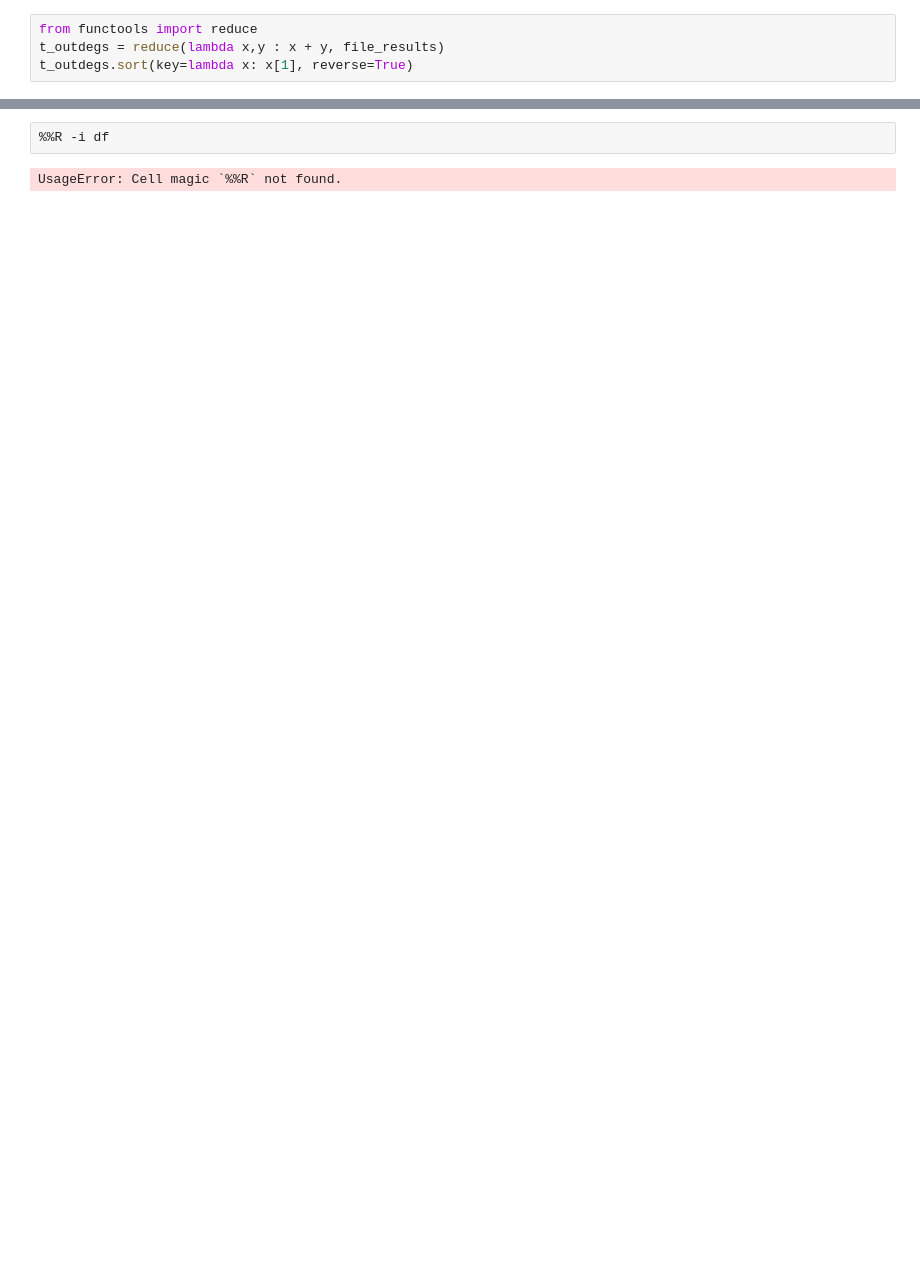
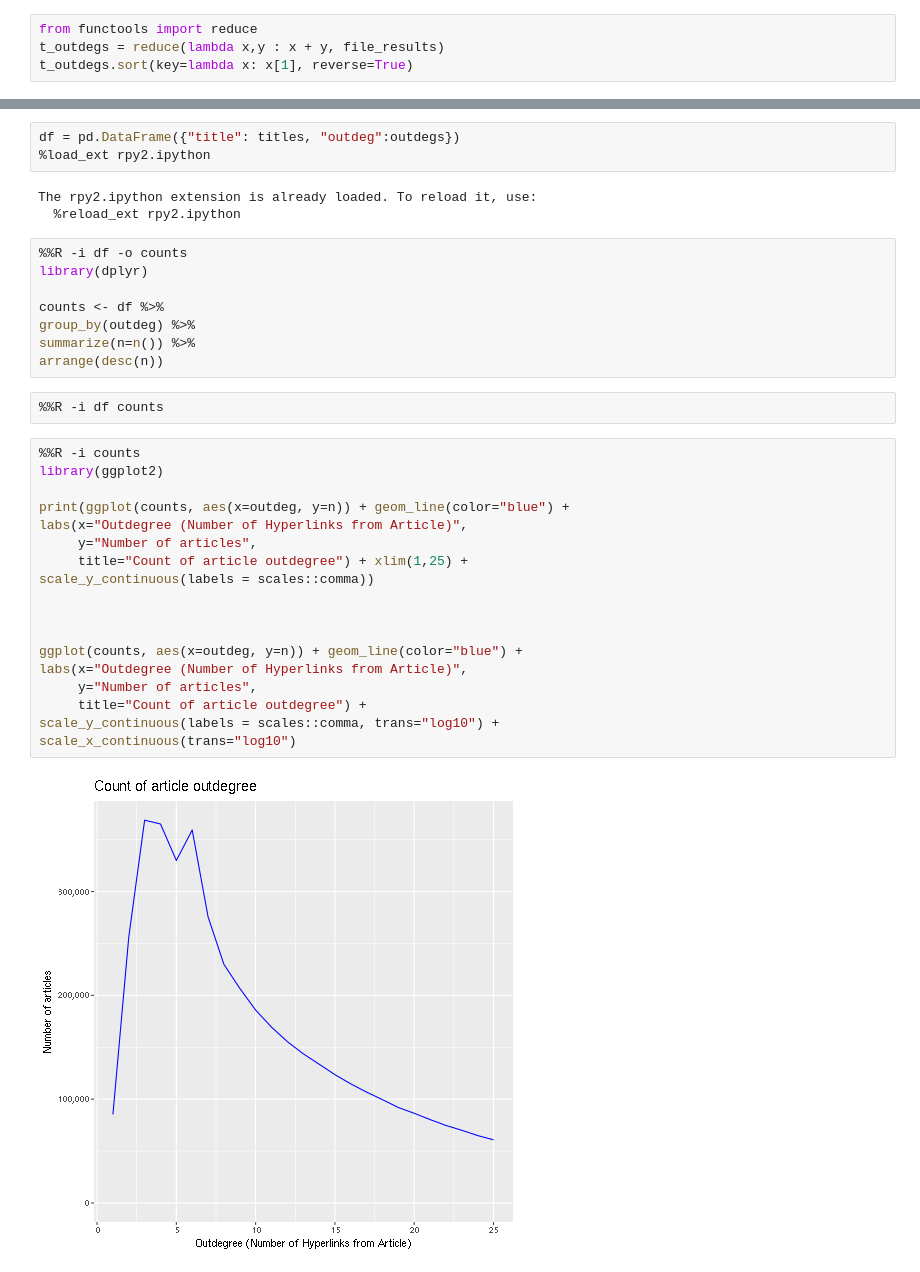
Before and after one commit to lacoperon/Wikipedia_Embedding, a Jupyter notebook: data_analysis.ipynb, the cells around one changed output, grey strips where cells are left out. Drawn from its saved outputs; the diff is of its cells as text; blank space fills up the shorter version.

Commit message:
Added outdegree analysis of articles

```diff
--- a/data_analysis.ipynb
+++ b/data_analysis.ipynb
@@ -64,4 +69,36 @@ df = pd.DataFrame({"title": titles, "outdeg":outdegs})
+# %%
+df = pd.DataFrame({"title": titles, "outdeg":outdegs})
+%load_ext rpy2.ipython
+# %% [output]
+The rpy2.ipython extension is already loaded. To reload it, use:
+  %reload_ext rpy2.ipython
+# %%
+%%R -i df -o counts
+library(dplyr)
+
+counts <- df %>%
+group_by(outdeg) %>%
+summarize(n=n()) %>%
+arrange(desc(n))
 # %%
-%%R -i df
+%%R -i df counts
-# %% [output]
-UsageError: Cell magic `%%R` not found.
+# %%
+%%R -i counts
+library(ggplot2)
+
+print(ggplot(counts, aes(x=outdeg, y=n)) + geom_line(color="blue") +
+labs(x="Outdegree (Number of Hyperlinks from Article)",
+     y="Number of articles",
+     title="Count of article outdegree") + xlim(1,25) +
+scale_y_continuous(labels = scales::comma))
+
+
+
+ggplot(counts, aes(x=outdeg, y=n)) + geom_line(color="blue") +
+labs(x="Outdegree (Number of Hyperlinks from Article)",
+     y="Number of articles",
+     title="Count of article outdegree") +
+scale_y_continuous(labels = scales::comma, trans="log10") +
+scale_x_continuous(trans="log10")
+# %% [output]
+[figure, added]
```
Also changed, not shown: parts of 4 cells of this notebook.
